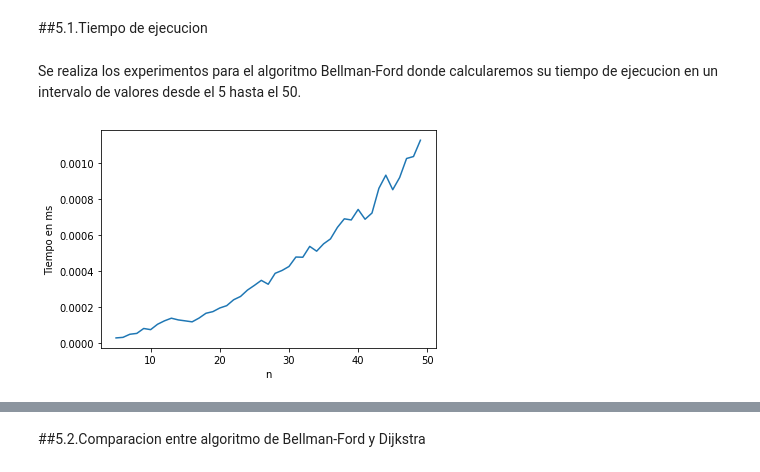
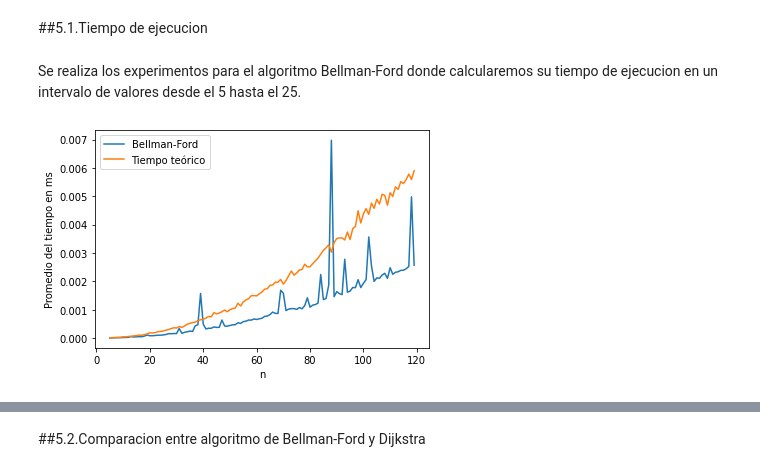
Before and after one commit to Jorgee18/ADA-Informes, a Jupyter notebook: Bellman_Ford.ipynb, the cells around one changed output, grey strips where cells are left out. Drawn from its saved outputs; the diff is of its cells as text; code cells hidden in the pictures.

```diff
--- a/Bellman_Ford.ipynb
+++ b/Bellman_Ford.ipynb
@@ -497,23 +514,31 @@ Por lo tanto al ver este analisis podemos verificar que la complejidad temporal
 # %% [markdown]
 ##5.1.Tiempo de ejecucion
 # %% [markdown]
-Se realiza los experimentos para el algoritmo Bellman-Ford donde calcularemos su tiempo de ejecucion en un intervalo de valores desde el 5 hasta el 50.
+Se realiza los experimentos para el algoritmo Bellman-Ford donde calcularemos su tiempo de ejecucion en un intervalo de valores desde el 5 hasta el 25.
 # %%
 x = []
 y = []
+y_teo = []
 
-for n in range(5,50):
+for n in range(5,120):
+  graph, s = instance_generator(n)
+  prom = 0
 
-  G, a = instance_generator(n)
-  t = repeat(setup="from __main__ import BellmanFord", stmt=f"BellmanFord({G},{n},{len(G)},{a})", repeat=1, number=1)
+  for j in range(25):
+    prom = 0
+    tiempo = repeat(setup="from __main__ import BellmanFord", stmt=f"BellmanFord({graph},{n},{len(graph)},{s})", repeat=1, number=10)
+    prom = tiempo[0]/25
 
   x.append(n)
-  y.append(t)
+  y.append(prom)
+  y_teo.append(n*len(graph)/5000000) #La escala de tiempo es a 5 millones
+
 
 plt.plot(x,y)
-
+plt.plot(x,y_teo)
+plt.legend(["Bellman-Ford", "Tiempo teórico"])
 plt.xlabel('n')
-plt.ylabel('Tiempo en ms')
+plt.ylabel('Promedio del tiempo en ms')
 plt.show()
 # %% [output]
-[figure, old version]
+[figure, new version]
```
Also changed, not shown: parts of 19 cells of this notebook.
